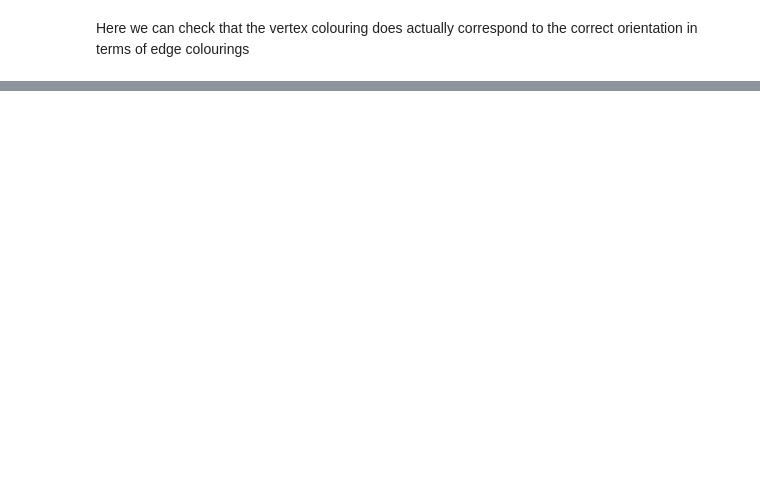
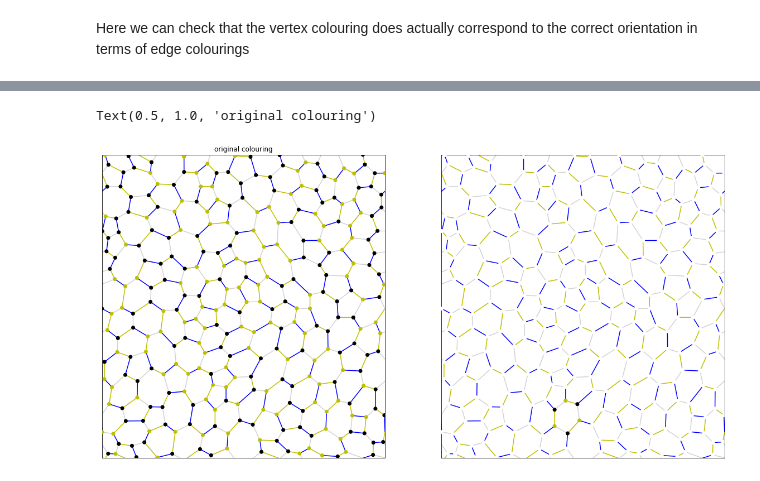
Before and after one commit to Imperial-CMTH/koala, a Jupyter notebook: examples/edge_vertex_colouring.ipynb, the cells around one changed output, grey strips where cells are left out. Drawn from its saved outputs; the diff is of its cells as text; code cells hidden in the pictures; blank space fills up the shorter version.

```diff
--- a/examples/edge_vertex_colouring.ipynb
+++ b/examples/edge_vertex_colouring.ipynb
@@ -72,34 +77,37 @@ def compare_to_zero(row_to_compare):
     return row_mask*(row_to_compare) -(1-row_mask)
 
 vertex_diff = np.apply_along_axis(compare_to_zero, 1, vertex_colourings)
 vertex_diff[0] = vertex_colourings[0]
 
 fig2, axes2 = plt.subplots(int(n_colourings_to_find/2),2,figsize = figure_dimension*(np.array([2,int(n_colourings_to_find/2)])))
 for ax in axes2.flatten():
     ax.axes.xaxis.set_visible(False)
     ax.axes.yaxis.set_visible(False)
 
 n = 0
 for ax, colouring in zip(axes2.flatten(), vertex_diff):
     if n == 0:
         pl.plot_lattice(
         lattice,
         ax= ax ,
         edge_labels=edge_colourings[colouring_to_plot],
         vertex_labels= colouring,
         edge_color_scheme=['lightgrey', 'y', 'b','lightgrey'],
         vertex_color_scheme=['y','k','w'])
     else:
         pl.plot_lattice(
         lattice,
         ax= ax ,
         edge_labels=edge_colourings[colouring_to_plot],
         vertex_labels= colouring,
         edge_color_scheme=['lightgrey', 'y', 'b','lightgrey'],
         vertex_color_scheme=['y','k','w'])
     n +=1
 
-axes2[0,0].set_title('original colouring')
+axes2[0].set_title('original colouring')
+# %% [output]
+Text(0.5, 1.0, 'original colouring')
+[figure, added]
 # %%
 fig3, axes3 = plt.subplots(1,3,figsize = (30,10))
 for ax in axes3.flatten():
```
Also changed, not shown: parts of 3 cells of this notebook, 3 other files.
